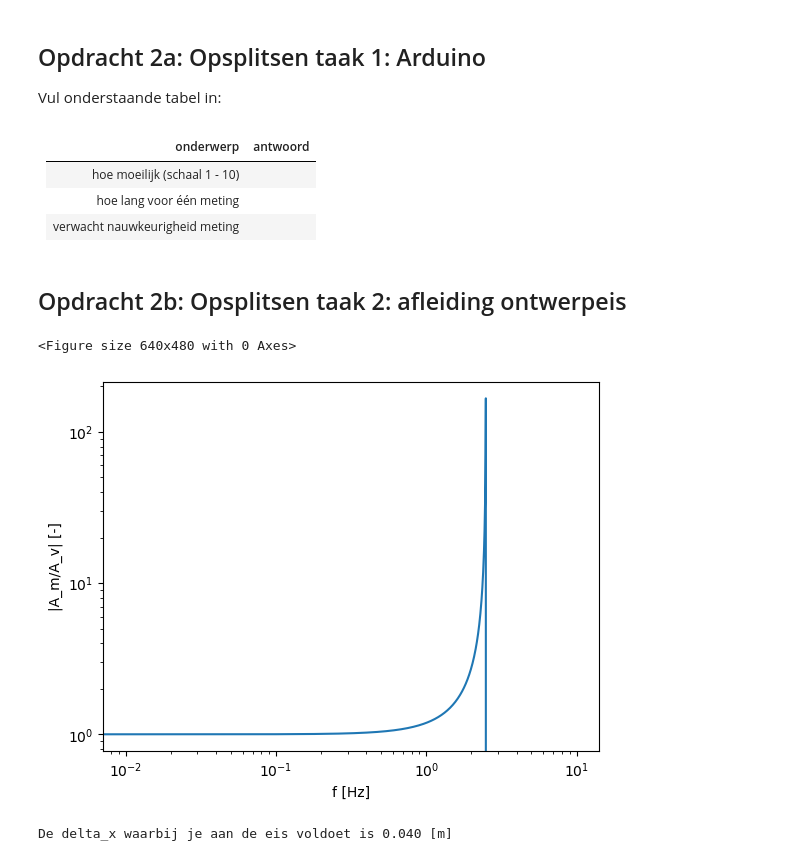
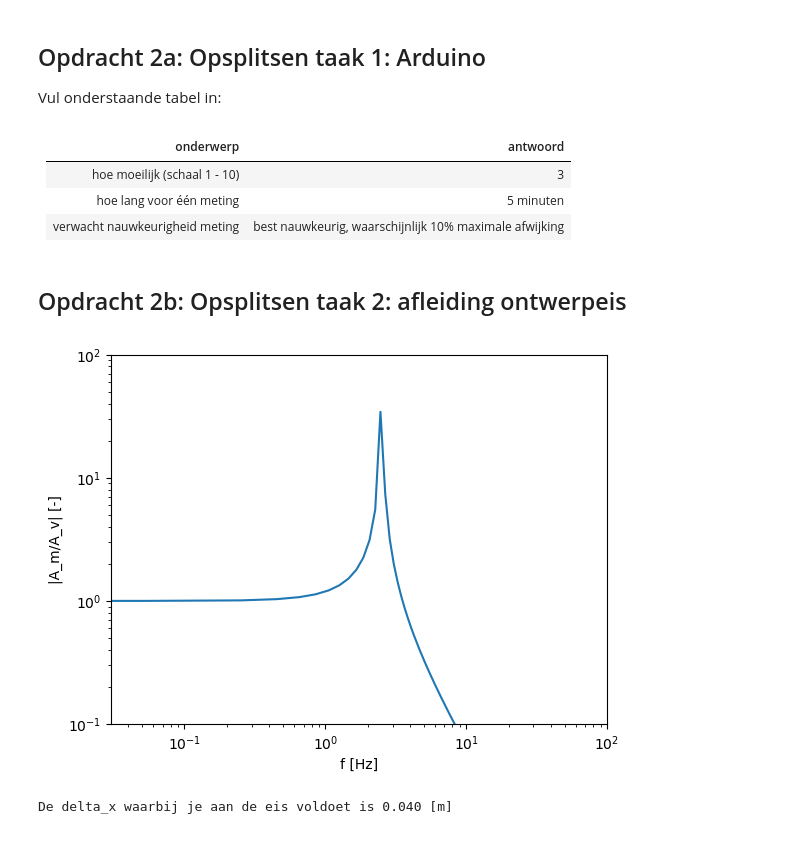
Before and after one commit to yaeljawahierkhan/opdrachten-DEF-D, a Jupyter notebook: FysiekeOntwerpopdrachten/5MaakEenOpstellingTrillingsvrij/Ontwerpopdracht5MaakEenOpstellingTrillingsvrijInvulTemplate.ipynb, the cells around one changed output. Saved outputs shown, nothing was run; the diff lists cells and outputs as text; code cells hidden in the pictures.

```diff
--- a/FysiekeOntwerpopdrachten/5MaakEenOpstellingTrillingsvrij/Ontwerpopdracht5MaakEenOpstellingTrillingsvrijInvulTemplate.ipynb
+++ b/FysiekeOntwerpopdrachten/5MaakEenOpstellingTrillingsvrij/Ontwerpopdracht5MaakEenOpstellingTrillingsvrijInvulTemplate.ipynb
@@ -39,28 +39,29 @@ Vul onderstaande tabel in:
 # %% [markdown]
 | onderwerp    | antwoord  |
 |---|---|
-| hoe moeilijk (schaal 1 - 10) |  |
-| hoe lang voor één meting |  |
-| verwacht nauwkeurigheid meting |  |
+| hoe moeilijk (schaal 1 - 10) | 3 |
+| hoe lang voor één meting | 5 minuten |
+| verwacht nauwkeurigheid meting | best nauwkeurig, waarschijnlijk 10% maximale afwijking |
 # %% [markdown]
 ## Opdracht 2b: Opsplitsen taak 2: afleiding ontwerpeis
 # %%
 f_0 = 5/2
 # %%
 def Amp(f):
-    return 1/(1-(((2*np.pi*f)**2)/((f_0*np.pi*2)**2)))
+    return np.abs(1/(1-(((2*np.pi*f)**2)/((f_0*np.pi*2)**2))))
 
 
-test_freq = np.linspace(0,10,1000)
+test_freq = np.linspace(-10,2000,10000)
 
 plt.figure()
 plt.loglog(test_freq, Amp(test_freq))
 plt.xlabel("f [Hz]")
 plt.ylabel("|A_m/A_v| [-]")
+plt.ylim(0.1,100)
+plt.xlim(0,100)
 plt.show()
 # %% [output]
-<Figure size 640x480 with 0 Axes>
-[figure, old version]
+[figure, new version]
 # %%
 g = 9.81
 
```
Also changed, not shown: parts of 9 cells of this notebook, 1 other file.
